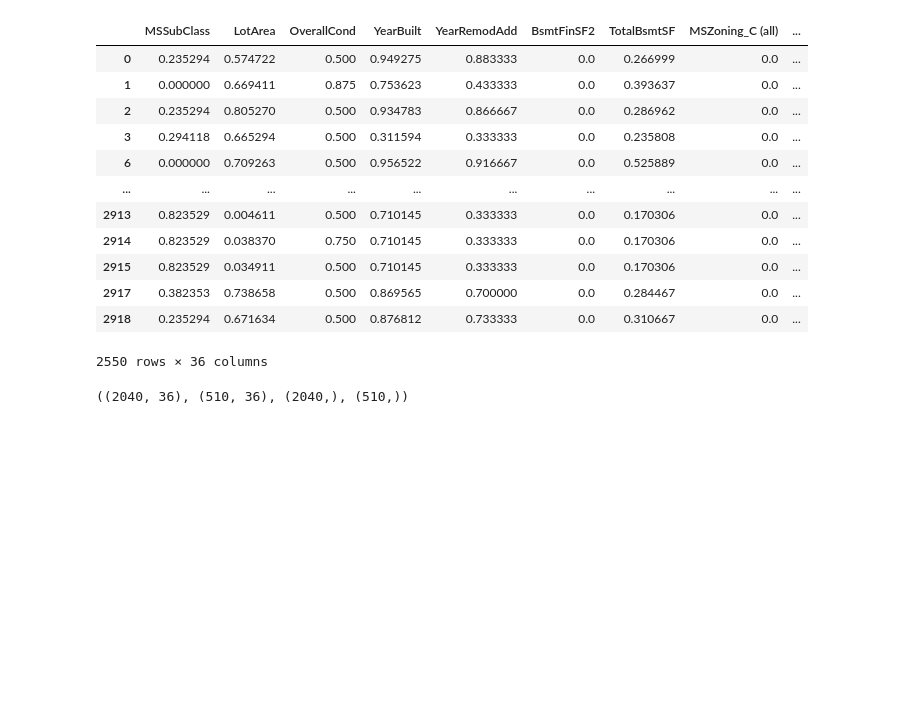
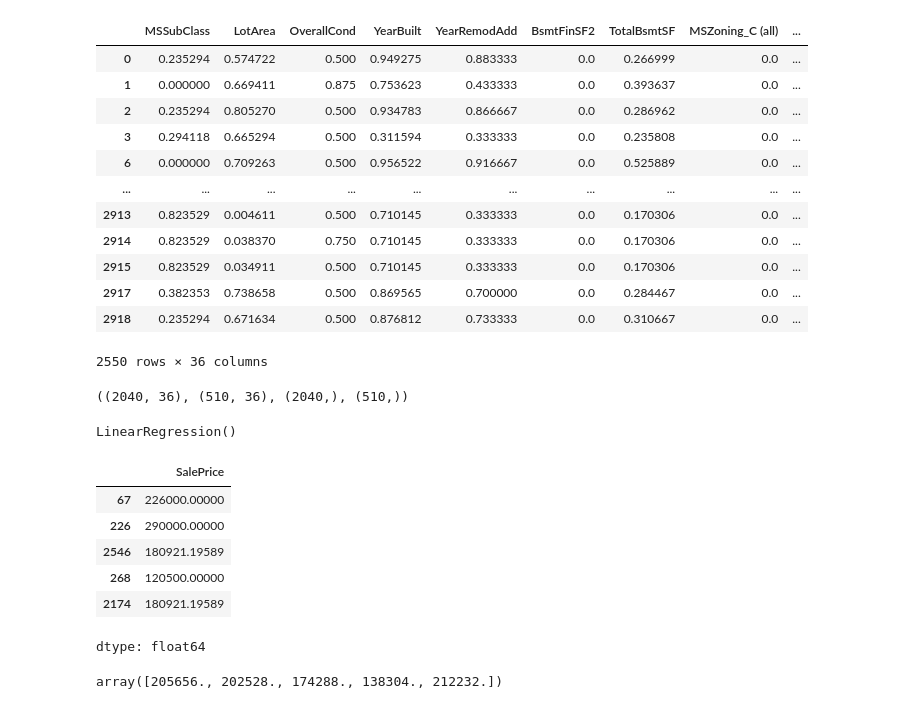
Before and after one commit to StormAbishek/House-Price-Prediction, a Jupyter notebook: House_Price_Prediction.ipynb, the cells around one changed output. Saved outputs shown, nothing was run; the diff lists cells and outputs as text; code cells hidden in the pictures; blank space fills up the shorter version.

```diff
--- a/House_Price_Prediction.ipynb
+++ b/House_Price_Prediction.ipynb
@@ -282,3 +282,9 @@ X_train, X_test, y_train, y_test = train_test_split(X, y, test_size = 0.2, rando
 X_train.shape, X_test.shape, y_train.shape, y_test.shape
 # %% [output]
 ((2040, 36), (510, 36), (2040,), (510,))
+# %%
+from sklearn.linear_model import LinearRegression
+model = LinearRegression()
+model.fit(X_train, y_train)
+# %% [output]
+LinearRegression()
@@ -284,0 +293,14 @@ X_train.shape, X_test.shape, y_train.shape, y_test.shape
+# %%
+y_test[:5]
+# %% [output]
+|  | SalePrice |
+| 67 | 226000.00000 |
+| 226 | 290000.00000 |
+| 2546 | 180921.19589 |
+| 268 | 120500.00000 |
+| 2174 | 180921.19589 |
+dtype: float64
+# %%
+y_pred[:5]
+# %% [output]
+array([205656., 202528., 174288., 138304., 212232.])
```
Also changed, not shown: parts of 1 cell of this notebook.
